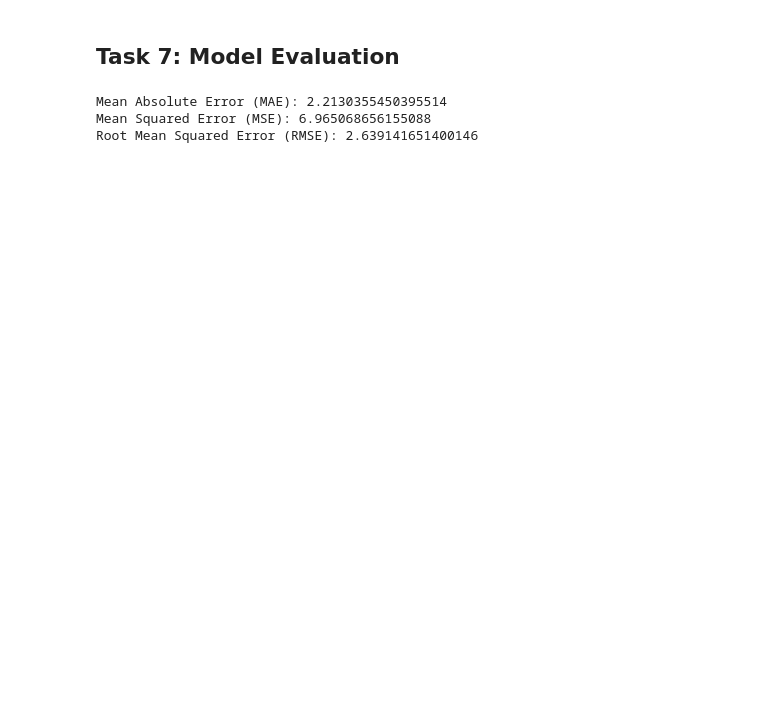
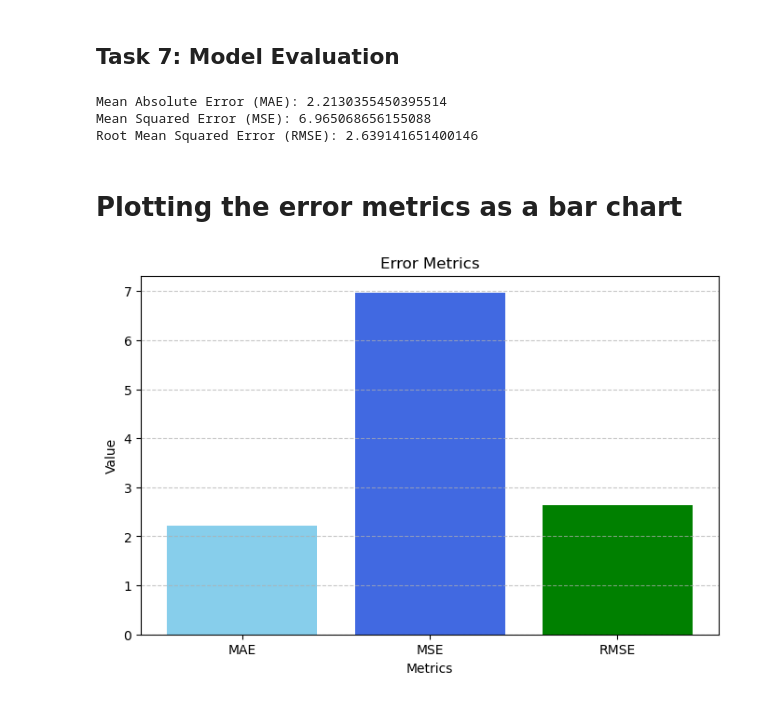
Before and after one commit to rifah07/Data-Science, a Jupyter notebook: Assignmet_2/Task_1.ipynb, the cells around one changed output. Drawn from its saved outputs; the diff is of its cells as text; code cells hidden in the pictures; blank space fills up the shorter version.

```diff
--- a/Assignmet_2/Task_1.ipynb
+++ b/Assignmet_2/Task_1.ipynb
@@ -132,3 +327,18 @@ print(f"Root Mean Squared Error (RMSE): {rmse}")
 Mean Absolute Error (MAE): 2.2130355450395514
 Mean Squared Error (MSE): 6.965068656155088
 Root Mean Squared Error (RMSE): 2.639141651400146
+# %%
+metrics = ['MAE', 'MSE', 'RMSE']
+values = [mae, mse, rmse]
+# %% [markdown]
+# Plotting the error metrics as a bar chart
+# %%
+plt.figure(figsize=(8, 5))
+plt.bar(metrics, values, color=['skyblue', 'royalblue', 'green'])
+plt.title("Error Metrics")
+plt.ylabel("Value")
+plt.xlabel("Metrics")
+plt.grid(axis='y', linestyle='--', alpha=0.7)
+plt.show()
+# %% [output]
+[figure, added]
```
Also changed, not shown: parts of 51 cells of this notebook.
